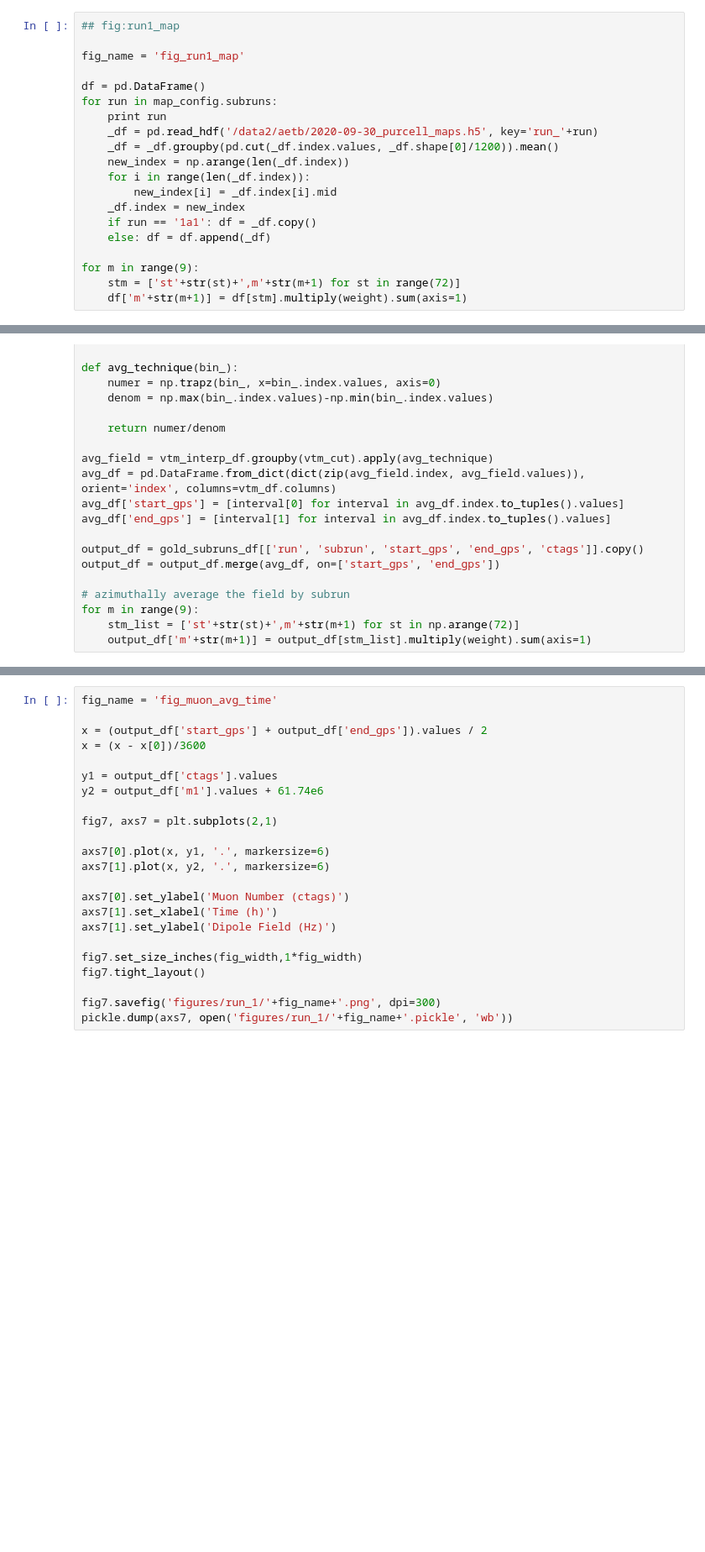
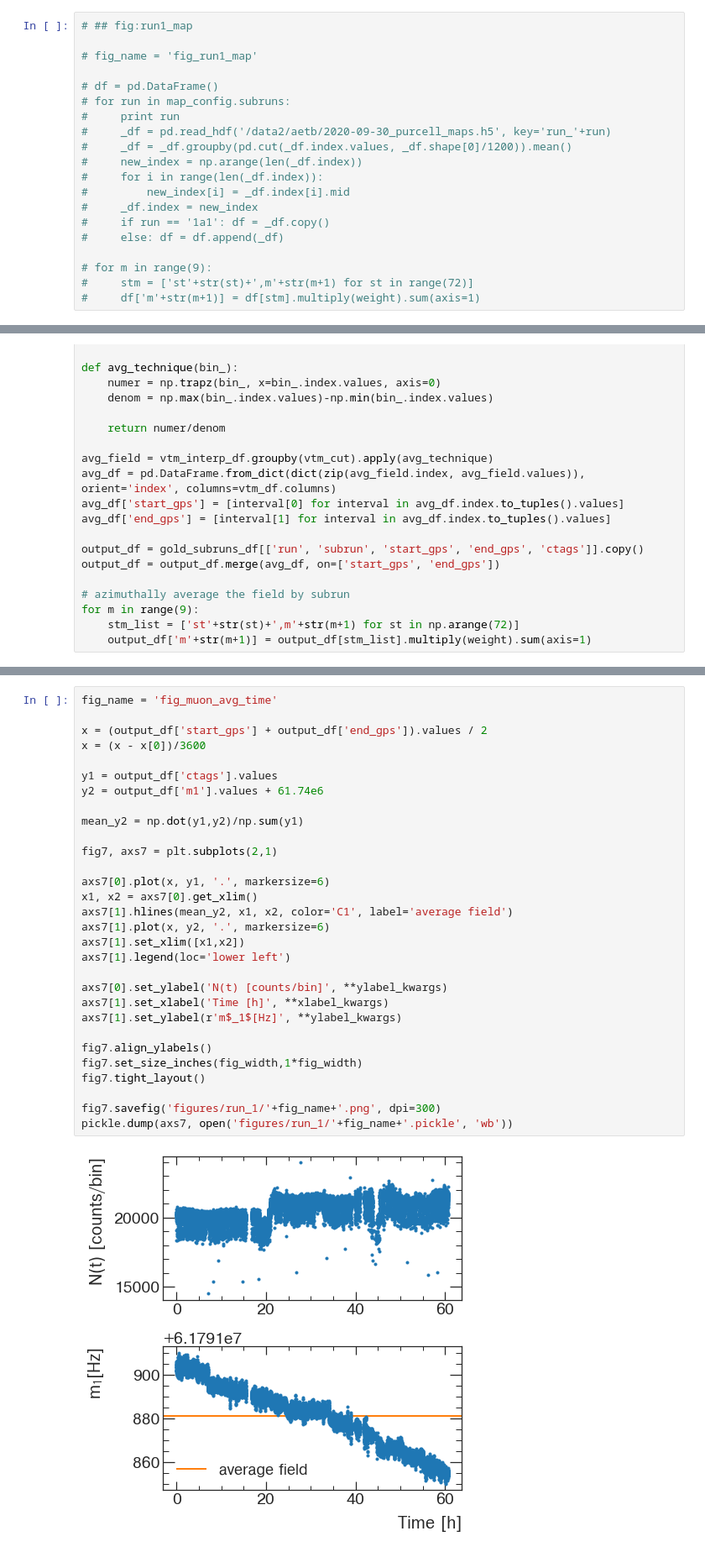
Before and after one commit to aetb/trfp, a Jupyter notebook: run_1_figures.ipynb, the cells around one changed output, grey strips where cells are left out. Shown at 84% size. Saved outputs shown, nothing was run; the diff lists cells and outputs as text; blank space fills up the shorter version.

```diff
--- a/run_1_figures.ipynb
+++ b/run_1_figures.ipynb
@@ -470,21 +528,21 @@ pickle.dump(axs5, open('figures/run_1/'+fig_name+'.pickle', 'wb'))
 # %%
-## fig:run1_map
+# ## fig:run1_map
 
-fig_name = 'fig_run1_map'
+# fig_name = 'fig_run1_map'
 
-df = pd.DataFrame()
-for run in map_config.subruns:
-    print run
-    _df = pd.read_hdf('/data2/aetb/2020-09-30_purcell_maps.h5', key='run_'+run)
-    _df = _df.groupby(pd.cut(_df.index.values, _df.shape[0]/1200)).mean()
-    new_index = np.arange(len(_df.index))
-    for i in range(len(_df.index)):
-        new_index[i] = _df.index[i].mid
-    _df.index = new_index
-    if run == '1a1': df = _df.copy()
-    else: df = df.append(_df)
+# df = pd.DataFrame()
+# for run in map_config.subruns:
+#     print run
+#     _df = pd.read_hdf('/data2/aetb/2020-09-30_purcell_maps.h5', key='run_'+run)
+#     _df = _df.groupby(pd.cut(_df.index.values, _df.shape[0]/1200)).mean()
+#     new_index = np.arange(len(_df.index))
+#     for i in range(len(_df.index)):
+#         new_index[i] = _df.index[i].mid
+#     _df.index = new_index
+#     if run == '1a1': df = _df.copy()
+#     else: df = df.append(_df)
 
-for m in range(9):
-    stm = ['st'+str(st)+',m'+str(m+1) for st in range(72)]
-    df['m'+str(m+1)] = df[stm].multiply(weight).sum(axis=1)
+# for m in range(9):
+#     stm = ['st'+str(st)+',m'+str(m+1) for st in range(72)]
+#     df['m'+str(m+1)] = df[stm].multiply(weight).sum(axis=1)
 # %%
@@ -589,26 +649,35 @@ output_df.head()
 # %%
 fig_name = 'fig_muon_avg_time'
 
 x = (output_df['start_gps'] + output_df['end_gps']).values / 2
 x = (x - x[0])/3600
 
 y1 = output_df['ctags'].values
 y2 = output_df['m1'].values + 61.74e6
 
+mean_y2 = np.dot(y1,y2)/np.sum(y1)
+
 fig7, axs7 = plt.subplots(2,1)
 
 axs7[0].plot(x, y1, '.', markersize=6)
+x1, x2 = axs7[0].get_xlim()
+axs7[1].hlines(mean_y2, x1, x2, color='C1', label='average field')
 axs7[1].plot(x, y2, '.', markersize=6)
+axs7[1].set_xlim([x1,x2])
+axs7[1].legend(loc='lower left')
 
-axs7[0].set_ylabel('Muon Number (ctags)')
-axs7[1].set_xlabel('Time (h)')
-axs7[1].set_ylabel('Dipole Field (Hz)')
+axs7[0].set_ylabel('N(t) [counts/bin]', **ylabel_kwargs)
+axs7[1].set_xlabel('Time [h]', **xlabel_kwargs)
+axs7[1].set_ylabel(r'm$_1$[Hz]', **ylabel_kwargs)
 
+fig7.align_ylabels()
 fig7.set_size_inches(fig_width,1*fig_width)
 fig7.tight_layout()
 
 fig7.savefig('figures/run_1/'+fig_name+'.png', dpi=300)
 pickle.dump(axs7, open('figures/run_1/'+fig_name+'.pickle', 'wb'))
+# %% [output]
+[figure, added]
 # %%
 ## fig:sample_muon_distribution
 
```
Also changed, not shown: parts of 22 cells of this notebook, 12 other files.
